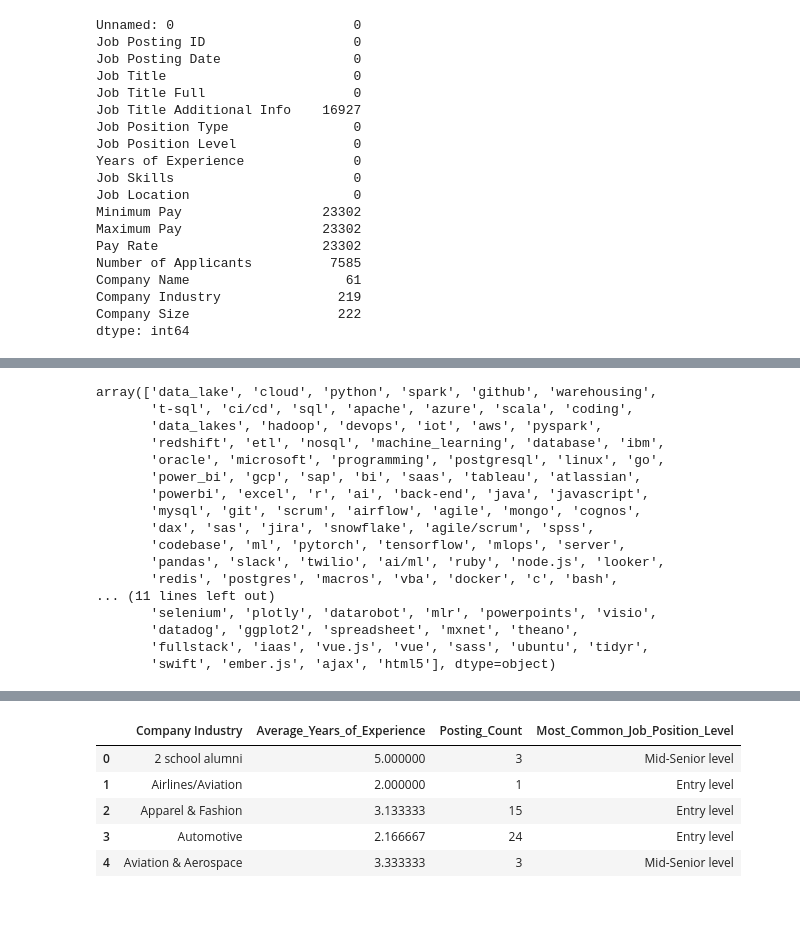
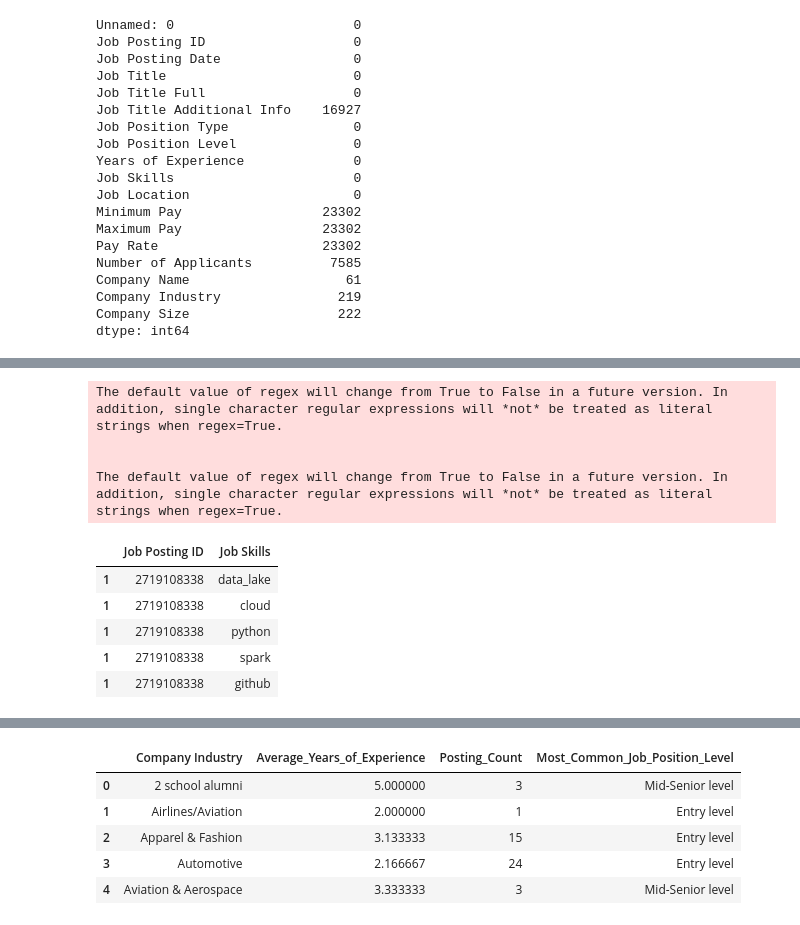
Before and after one commit to Ppius6/Job-Market-Analysis, a Jupyter notebook: JobMarket Analysis.ipynb, the cells around one changed output, grey strips where cells are left out. Saved outputs shown, nothing was run; the diff lists cells and outputs as text; code cells hidden in the pictures.

```diff
--- a/JobMarket Analysis.ipynb
+++ b/JobMarket Analysis.ipynb
@@ -88,46 +245,36 @@ Job_postings = Job_postings[Job_postings['Job Title'].isin(["Data Analyst",
 # %%
 # Duplicate the main dataset
 
 Job_postings2 = Job_postings.copy()
 
 # Retain only the relevant columns
 
-Job_postings2 = Job_postings2[['Job Title', 'Job Skills']]
+Job_postings2 = Job_postings2[['Job Posting ID', 'Job Skills']]
 
 # Clean the 'Job Skills' column to remove unwanted characters
 # and split it by comma delimiter to create a row for each skill along with the associated Job Posting ID
 Job_postings2['Job Skills'] = Job_postings2['Job Skills'].str.replace('[', '')
 Job_postings2['Job Skills'] = Job_postings2['Job Skills'].str.replace(']', '')
 Job_postings2['Job Skills'] = Job_postings2['Job Skills'].str.replace("'", "")
 Job_postings2['Job Skills'] = Job_postings2['Job Skills'].str.replace(' ', '')
-Job_postings2 = Job_postings2.dropna(subset=['Job Skills'])
 
 # Split the 'Job Skills' column by comma and create a new row for each skill
+Job_postings2 = Job_postings2.dropna(subset=['Job Skills'])
 Job_postings2 = Job_postings2.assign(**{'Job Skills':Job_postings2['Job Skills'].str.split(',')}).explode('Job Skills')
 
 # Remove rows with a blank 'Job Skills' column
-Job_postings2 = Job_postings2[Job_postings2['Job Skills'] != '']
+Job_postings2 = Job_postings2[Job_postings2['Job Skills'].str.strip() != '']
 
 # Display the first 5 rows of the dataset
 Job_postings2.head()
-
-# Checking the job skills column
-Job_postings2['Job Skills'].unique()
 # %% [output]
-array(['data_lake', 'cloud', 'python', 'spark', 'github', 'warehousing',
-       't-sql', 'ci/cd', 'sql', 'apache', 'azure', 'scala', 'coding',
-       'data_lakes', 'hadoop', 'devops', 'iot', 'aws', 'pyspark',
-       'redshift', 'etl', 'nosql', 'machine_learning', 'database', 'ibm',
-       'oracle', 'microsoft', 'programming', 'postgresql', 'linux', 'go',
-       'power_bi', 'gcp', 'sap', 'bi', 'saas', 'tableau', 'atlassian',
-       'powerbi', 'excel', 'r', 'ai', 'back-end', 'java', 'javascript',
-       'mysql', 'git', 'scrum', 'airflow', 'agile', 'mongo', 'cognos',
-       'dax', 'sas', 'jira', 'snowflake', 'agile/scrum', 'spss',
-       'codebase', 'ml', 'pytorch', 'tensorflow', 'mlops', 'server',
-       'pandas', 'slack', 'twilio', 'ai/ml', 'ruby', 'node.js', 'looker',
-       'redis', 'postgres', 'macros', 'vba', 'docker', 'c', 'bash',
-... (11 lines left out)
-       'selenium', 'plotly', 'datarobot', 'mlr', 'powerpoints', 'visio',
-       'datadog', 'ggplot2', 'spreadsheet', 'mxnet', 'theano',
-       'fullstack', 'iaas', 'vue.js', 'vue', 'sass', 'ubuntu', 'tidyr',
-       'swift', 'ember.js', 'ajax', 'html5'], dtype=object)
+The default value of regex will change from True to False in a future version. In addition, single character regular expressions will *not* be treated as literal strings when regex=True.
+
+
+The default value of regex will change from True to False in a future version. In addition, single character regular expressions will *not* be treated as literal strings when regex=True.
+|  | Job Posting ID | Job Skills |
+| 1 | 2719108338 | data_lake |
+| 1 | 2719108338 | cloud |
+| 1 | 2719108338 | python |
+| 1 | 2719108338 | spark |
+| 1 | 2719108338 | github |
```
Also changed, not shown: parts of 25 cells of this notebook.
